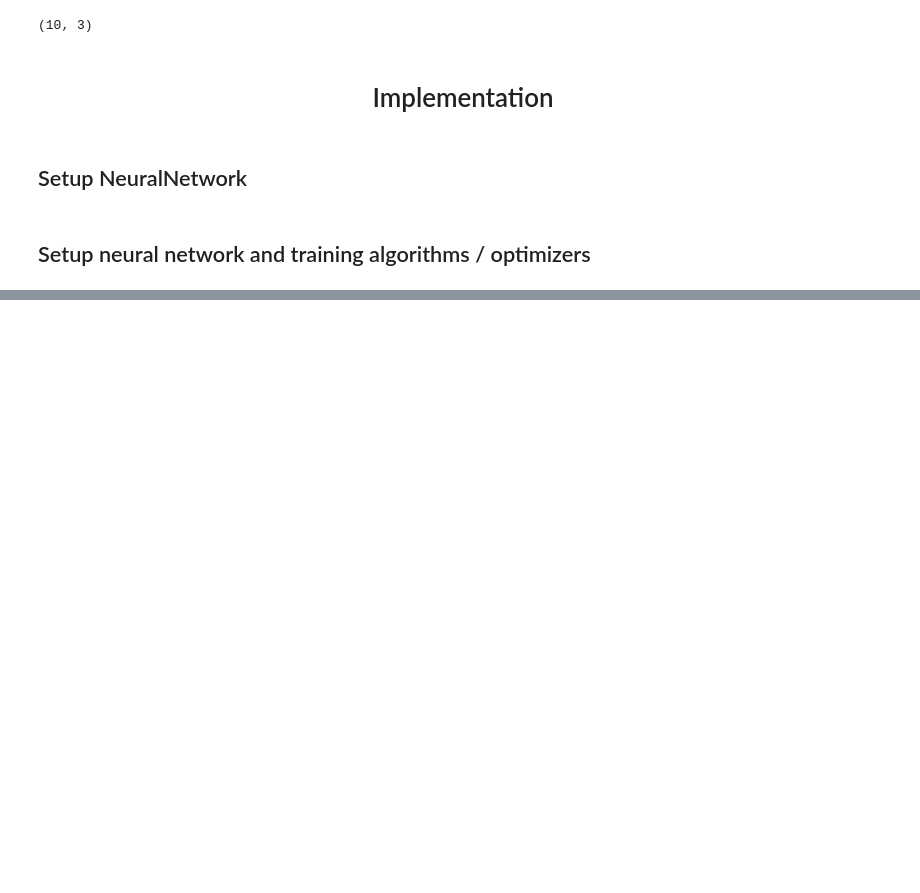
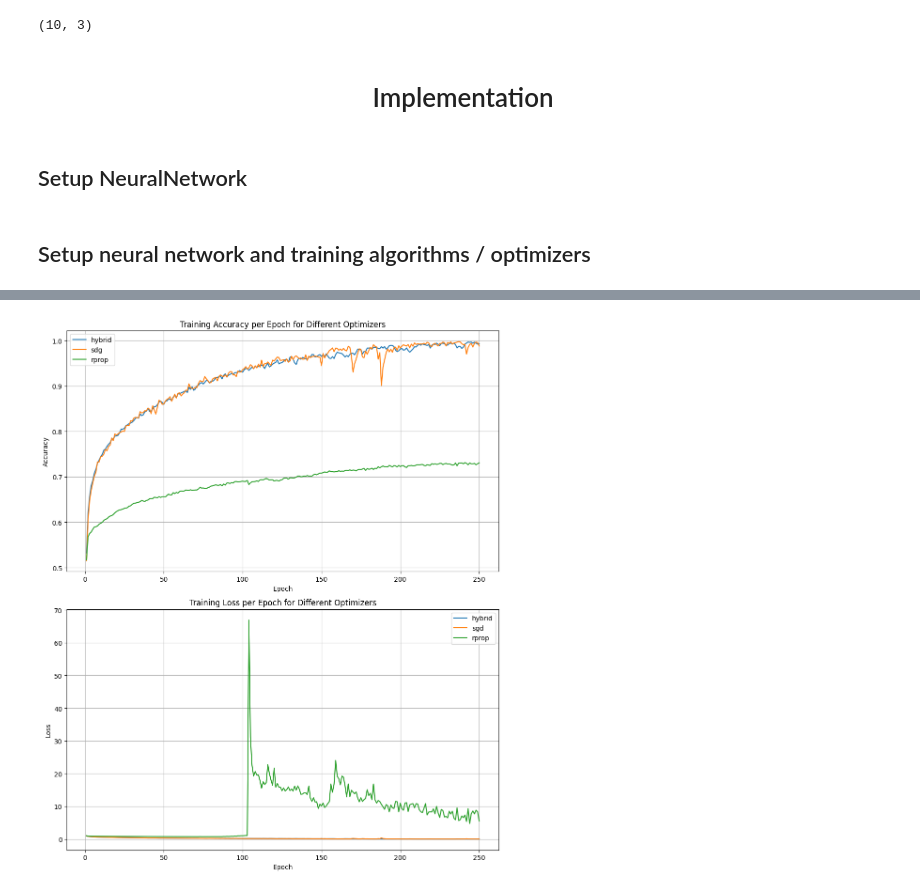
Before and after one commit to idzingirai/hybrid-learning-in-neural-networks-for-almond-classification, a Jupyter notebook: notebook/u20536951.ipynb, the cells around one changed output, grey strips where cells are left out. Drawn from its saved outputs; the diff is of its cells as text; code cells hidden in the pictures; blank space fills up the shorter version.

```diff
--- a/notebook/u20536951.ipynb
+++ b/notebook/u20536951.ipynb
@@ -747,0 +859,27 @@ Accuracy and Loss heatmaps saved to C:\Users\ished\Desktop\TUKS\COS 711 - Artifi
+# %%
+fig, axs = plt.subplots(2, 1, figsize=(10, 12))
+
+for optimizer_name, accuracies in optimizer_accuracies.items():
+    epochs = range(1, len(accuracies) + 1)
+    axs[0].plot(epochs, accuracies, label=optimizer_name)
+
+axs[0].set_title('Training Accuracy per Epoch for Different Optimizers')
+axs[0].set_xlabel('Epoch')
+axs[0].set_ylabel('Accuracy')
+axs[0].legend()
+axs[0].grid(True)
+
+for optimizer_name, losses in optimizer_losses.items():
+    epochs = range(1, len(losses) + 1)
+    axs[1].plot(epochs, losses, label=optimizer_name)
+
+axs[1].set_title('Training Loss per Epoch for Different Optimizers')
+axs[1].set_xlabel('Epoch')
+axs[1].set_ylabel('Loss')
+axs[1].legend()
+axs[1].grid(True)
+
+plt.tight_layout()
+plt.show()
+# %% [output]
+[figure, added]
```
Also changed, not shown: parts of 20 cells of this notebook, 22 other files.
